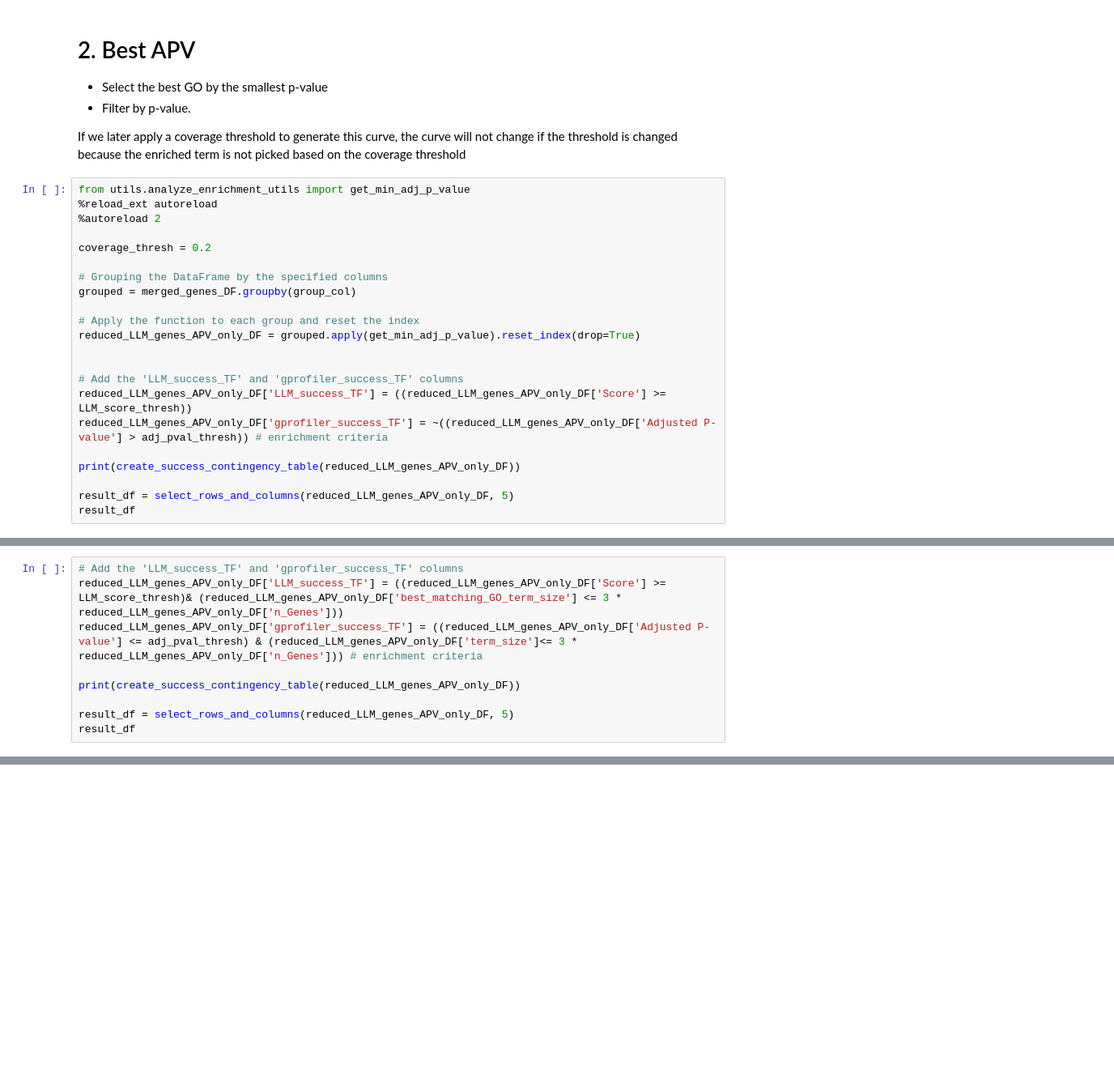
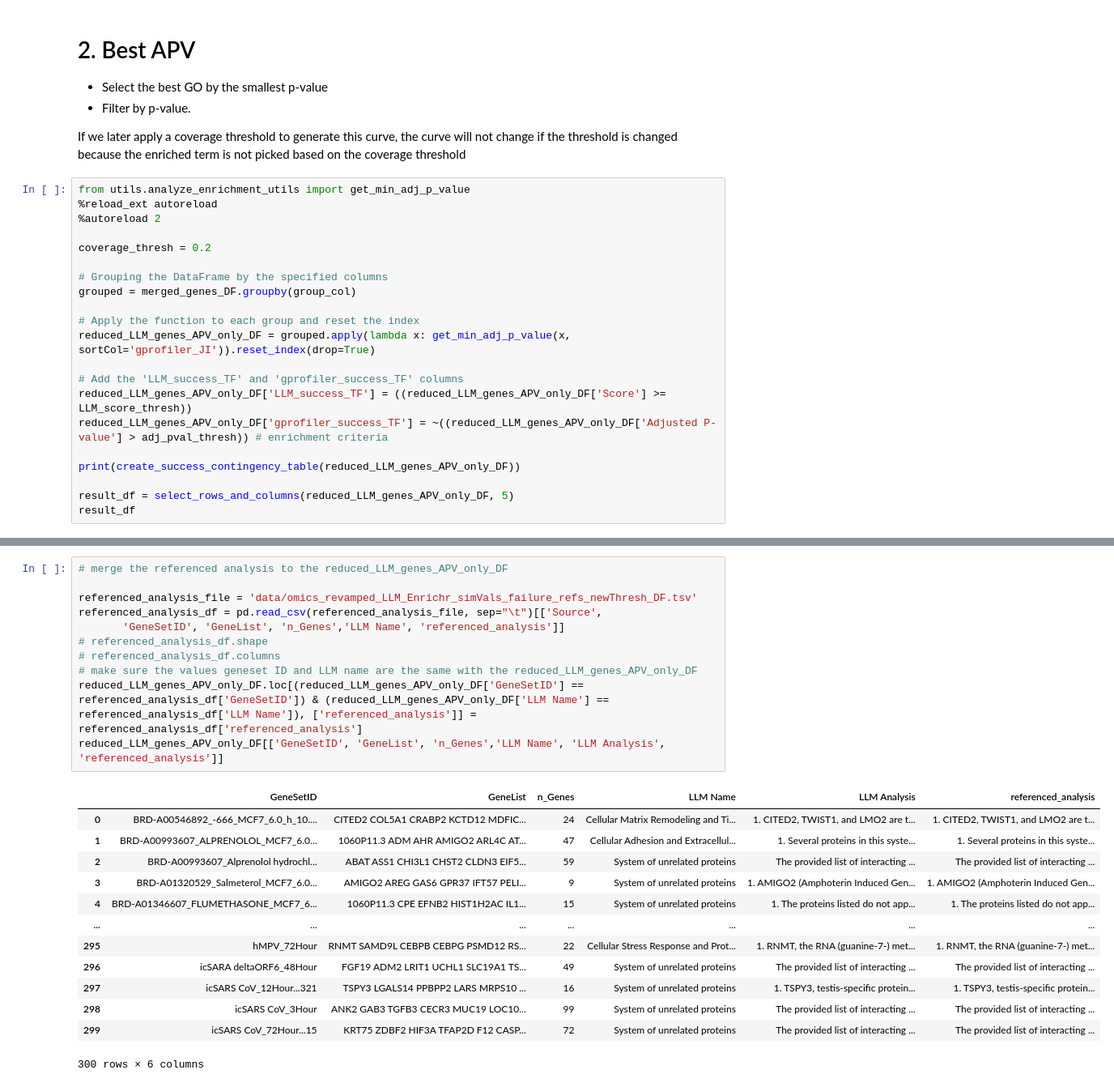
Before and after one commit to idekerlab/llm_evaluation_for_gene_set_interpretation, a Jupyter notebook: Analyze_gprofiler_annotation.ipynb, the cells around one changed output, grey strips where cells are left out. Shown at 81% size. Cells and saved outputs as stored; diff of their text form; blank space fills up the shorter version.

```diff
--- a/Analyze_gprofiler_annotation.ipynb
+++ b/Analyze_gprofiler_annotation.ipynb
@@ -179,8 +184,7 @@ coverage_thresh = 0.2
 grouped = merged_genes_DF.groupby(group_col)
 
 # Apply the function to each group and reset the index
-reduced_LLM_genes_APV_only_DF = grouped.apply(get_min_adj_p_value).reset_index(drop=True)
-
+reduced_LLM_genes_APV_only_DF = grouped.apply(lambda x: get_min_adj_p_value(x, sortCol='gprofiler_JI')).reset_index(drop=True)
 
 # Add the 'LLM_success_TF' and 'gprofiler_success_TF' columns
 reduced_LLM_genes_APV_only_DF['LLM_success_TF'] = ((reduced_LLM_genes_APV_only_DF['Score'] >= LLM_score_thresh))
@@ -262,9 +208,0 @@ coverage threshold: 20.0, enrichment: 126.0, LLM: 86.0
-# %%
-# Add the 'LLM_success_TF' and 'gprofiler_success_TF' columns
-reduced_LLM_genes_APV_only_DF['LLM_success_TF'] = ((reduced_LLM_genes_APV_only_DF['Score'] >= LLM_score_thresh)& (reduced_LLM_genes_APV_only_DF['best_matching_GO_term_size'] <= 3 * reduced_LLM_genes_APV_only_DF['n_Genes']))
-reduced_LLM_genes_APV_only_DF['gprofiler_success_TF'] = ((reduced_LLM_genes_APV_only_DF['Adjusted P-value'] <= adj_pval_thresh) & (reduced_LLM_genes_APV_only_DF['term_size']<= 3 * reduced_LLM_genes_APV_only_DF['n_Genes'])) # enrichment criteria
-
-print(create_success_contingency_table(reduced_LLM_genes_APV_only_DF))
-
-result_df = select_rows_and_columns(reduced_LLM_genes_APV_only_DF, 5)
-result_df
@@ -282,0 +212,25 @@ Total                   43    257    300
+# %%
+# merge the referenced analysis to the reduced_LLM_genes_APV_only_DF
+
+referenced_analysis_file = 'data/omics_revamped_LLM_Enrichr_simVals_failure_refs_newThresh_DF.tsv'
+referenced_analysis_df = pd.read_csv(referenced_analysis_file, sep="\t")[['Source',
+       'GeneSetID', 'GeneList', 'n_Genes','LLM Name', 'referenced_analysis']]
+# referenced_analysis_df.shape
+# referenced_analysis_df.columns
+# make sure the values geneset ID and LLM name are the same with the reduced_LLM_genes_APV_only_DF
+reduced_LLM_genes_APV_only_DF.loc[(reduced_LLM_genes_APV_only_DF['GeneSetID'] == referenced_analysis_df['GeneSetID']) & (reduced_LLM_genes_APV_only_DF['LLM Name'] == referenced_analysis_df['LLM Name']), ['referenced_analysis']] = referenced_analysis_df['referenced_analysis']
+reduced_LLM_genes_APV_only_DF[['GeneSetID', 'GeneList', 'n_Genes','LLM Name', 'LLM Analysis', 'referenced_analysis']]
+# %% [output]
+|  | GeneSetID | GeneList | n_Genes | LLM Name | LLM Analysis | referenced_analysis |
+| 0 | BRD-A00546892_-666_MCF7_6.0_h_10.... | CITED2 COL5A1 CRABP2 KCTD12 MDFIC... | 24 | Cellular Matrix Remodeling and Ti... | 1. CITED2, TWIST1, and LMO2 are t... | 1. CITED2, TWIST1, and LMO2 are t... |
+| 1 | BRD-A00993607_ALPRENOLOL_MCF7_6.0... | 1060P11.3 ADM AHR AMIGO2 ARL4C AT... | 47 | Cellular Adhesion and Extracellul... | 1. Several proteins in this syste... | 1. Several proteins in this syste... |
+| 2 | BRD-A00993607_Alprenolol hydrochl... | ABAT ASS1 CHI3L1 CHST2 CLDN3 EIF5... | 59 | System of unrelated proteins | The provided list of interacting ... | The provided list of interacting ... |
+| 3 | BRD-A01320529_Salmeterol_MCF7_6.0... | AMIGO2 AREG GAS6 GPR37 IFT57 PELI... | 9 | System of unrelated proteins | 1. AMIGO2 (Amphoterin Induced Gen... | 1. AMIGO2 (Amphoterin Induced Gen... |
+| 4 | BRD-A01346607_FLUMETHASONE_MCF7_6... | 1060P11.3 CPE EFNB2 HIST1H2AC IL1... | 15 | System of unrelated proteins | 1. The proteins listed do not app... | 1. The proteins listed do not app... |
+| ... | ... | ... | ... | ... | ... | ... |
+| 295 | hMPV_72Hour | RNMT SAMD9L CEBPB CEBPG PSMD12 RS... | 22 | Cellular Stress Response and Prot... | 1. RNMT, the RNA (guanine-7-) met... | 1. RNMT, the RNA (guanine-7-) met... |
+| 296 | icSARA deltaORF6_48Hour | FGF19 ADM2 LRIT1 UCHL1 SLC19A1 TS... | 49 | System of unrelated proteins | The provided list of interacting ... | The provided list of interacting ... |
+| 297 | icSARS CoV_12Hour...321 | TSPY3 LGALS14 PPBPP2 LARS MRPS10 ... | 16 | System of unrelated proteins | 1. TSPY3, testis-specific protein... | 1. TSPY3, testis-specific protein... |
+| 298 | icSARS CoV_3Hour | ANK2 GAB3 TGFB3 CECR3 MUC19 LOC10... | 99 | System of unrelated proteins | The provided list of interacting ... | The provided list of interacting ... |
+| 299 | icSARS CoV_72Hour...15 | KRT75 ZDBF2 HIF3A TFAP2D F12 CASP... | 72 | System of unrelated proteins | The provided list of interacting ... | The provided list of interacting ... |
+300 rows × 6 columns
```
Also changed, not shown: parts of 16 cells of this notebook, 7 other files.
